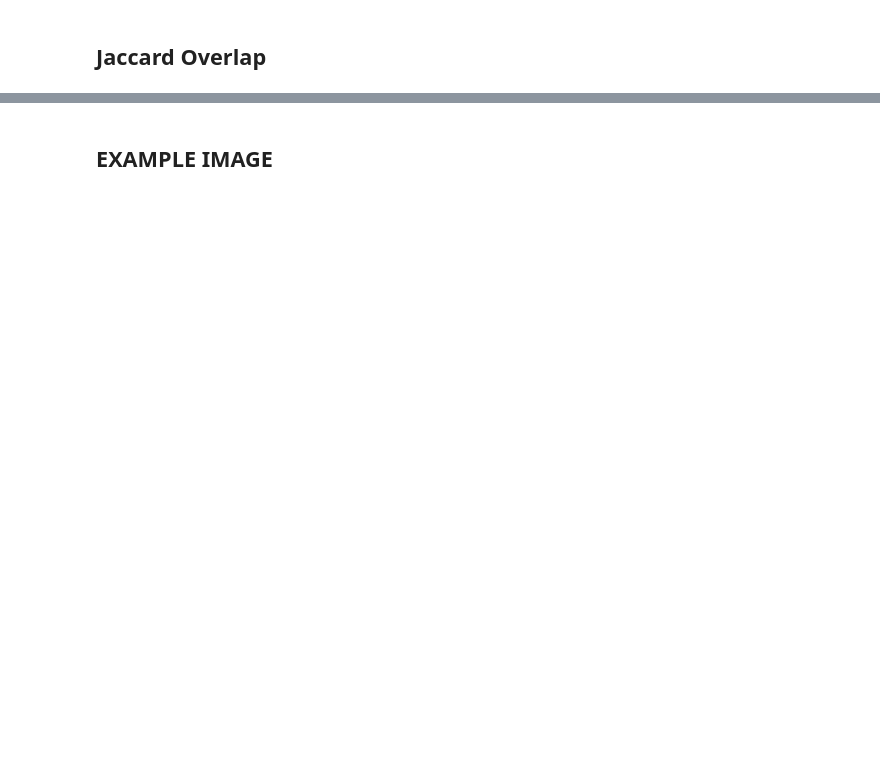
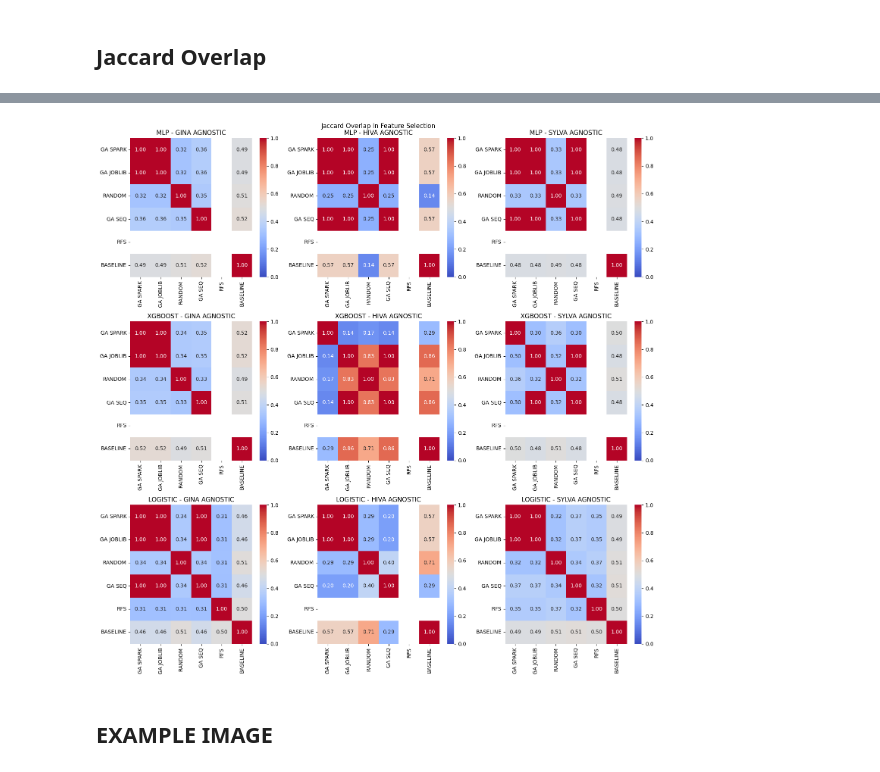
Before and after one commit to nishanthmarer/Genetic_Algorithm_Parallelize, a Jupyter notebook: Compile Results.ipynb, the cells around one changed output, grey strips where cells are left out. Drawn from its saved outputs; the diff is of its cells as text; code cells hidden in the pictures; blank space fills up the shorter version.

```diff
--- a/Compile Results.ipynb
+++ b/Compile Results.ipynb
@@ -184,6 +378,10 @@ def feature_jaccard_overlap(df,dataset,algorithms):
         except:
             continue
 
+    df_overlap.rename(level=0,mapper={algo:algo.replace("_"," ").upper() for algo in algorithms},inplace=True)
+    df_overlap.rename(level=0,mapper={"baseline metrics".upper():"baseline".upper()},inplace=True)
+    df_overlap.rename(level=0,mapper={algo:algo.replace("_"," ").upper() for algo in algorithms},inplace=True,axis=1)
+    df_overlap.rename(level=0,mapper={"baseline metrics".upper():"baseline".upper()},inplace=True,axis=1)
     return df_overlap
 
 df_subset = df_experiment[(df_experiment.backend_prefer=="processes") & (df_experiment.model=="logistic")].reset_index(drop=True)
@@ -203,25 +403,27 @@ plt.show()
 # %%
 data = {
-    (model, dataset): feature_jaccard_overlap(df=df_experiment[(df_experiment.model==model)],dataset="sylva_agnostic",algorithms=algorithms)  # Sample data for each combination
+    (model, dataset): feature_jaccard_overlap(df=df_experiment[(df_experiment.model==model)],dataset=dataset,algorithms=algorithms)  # Sample data for each combination
     for model in models
     for dataset in datasets
 }
 
 # Creating a 3x3 grid of subplots
 fig, axes = plt.subplots(3, 3, figsize=(15, 15))  # 3 rows, 3 columns
 
 # Plotting heatmaps on each subplot
 for i, model in enumerate(models):
     for j, dataset in enumerate(datasets):
         sns.heatmap(data[(model, dataset)], ax=axes[i, j], cmap='coolwarm', vmin=0, vmax=1, annot=True, fmt='.2f')
-        axes[i, j].set_title(f'{model} - {dataset}')
+        axes[i, j].set_title(f'{model} - {dataset.replace("_"," ")}'.upper())
         axes[i, j].set_xlabel('')  # Remove x-axis label for better readability
         axes[i, j].set_ylabel('')
 
 plt.suptitle("Jaccard Overlap In Feature Selection")
 plt.tight_layout()
 plt.savefig(os.path.join("images","jaccard_overlap.pdf"),dpi=1600)
 plt.show()
+# %% [output]
+[figure, added]
 # %% [markdown]
 ## EXAMPLE IMAGE
 # %%
```
Also changed, not shown: parts of 15 cells of this notebook, 1 other file.
